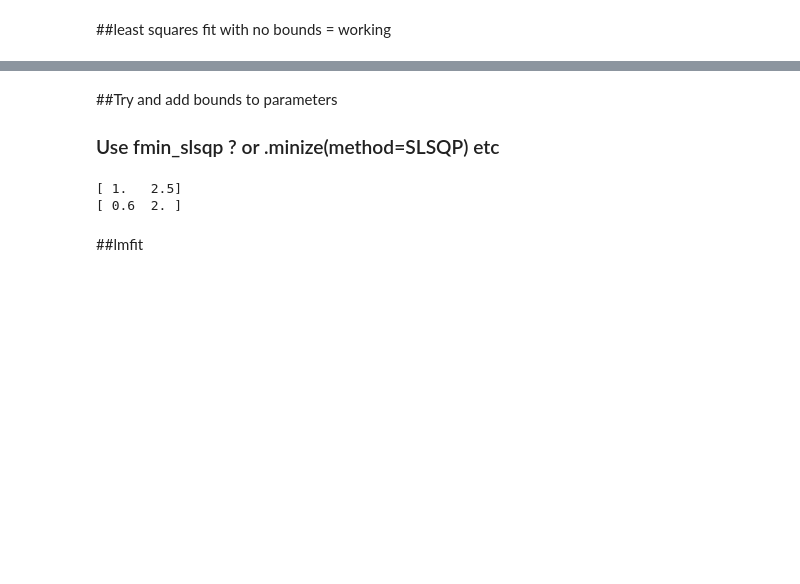
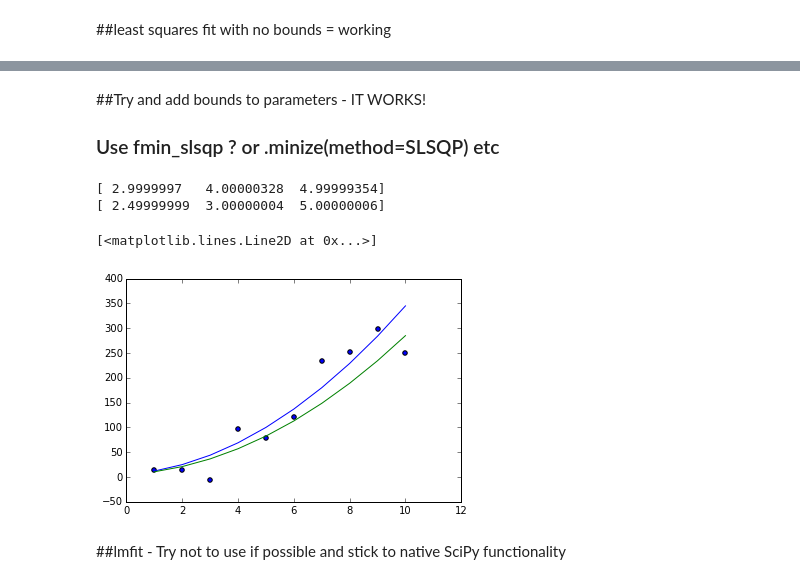
Before and after one commit to mbolt01/InitialCode, a Jupyter notebook: Curve Fitting.ipynb, the cells around one changed output, grey strips where cells are left out. Cells and saved outputs as stored; diff of their text form; code cells hidden in the pictures; blank space fills up the shorter version.

```diff
--- a/Curve Fitting.ipynb
+++ b/Curve Fitting.ipynb
@@ -119,30 +94,49 @@ number of function calls = 9
 # %% [markdown]
-##Try and add bounds to parameters
+##Try and add bounds to parameters - IT WORKS!
 ### Use fmin_slsqp ? or .minize(method=SLSQP) etc
 # %%
 ## Simple minimise example
 # so far havent made it work with any other function...
 
 x = np.linspace(1.0,10,10)
 y_exact = 3*x**2 + 4*x +5
 #y_data = np.array([2.0,30,25,60,60,95,180,170,220,320])
 y_data = y_exact + 30*np.random.randn(len(x))
 
-guess = np.array([1.0,1.0])
+def fitfunc(p, x):
+    ## The Equation to fit##
+    func = p[0]*(x**2) + p[1]*x + p[2]
+    return func
 
-fun = lambda p: (p[0] - 1)**2 + (p[1] - 2.5)**2
-fun = lambda p: (p[0]*(x**2) + p[1]*x)**2
-res = optimize.minimize(fun, guess, method='TNC', tol=1e-10)
-print(res.x)
+def errfunc(p, x, y):
+    return fitfunc(p,x) -y
 
-bnds = ((0.3, 0.6), (0, 2.0))
-res = optimize.minimize(fun, guess, method='TNC', tol=1e-10, bounds=bnds)
-print(res.x)
+guess = np.array([1.0,1.0,1.0])
+
+#fun = lambda p: (p[0] - 1)**2 + (p[1] - 2.5)**2
+fun = lambda p: sum((y_exact-(p[0]*(x**2) + p[1]*x+p[2]))**2)
+res1 = optimize.minimize(fun, guess, method='SLSQP', tol=1e-10)
+print(res1.x)
+#print(res1.x[1])
+
+yfit1 = res1.x[0]*x**2 + res1.x[1]*x + res1.x[2]
+
+bnds = ((-1, 2.5), (0, 3.0), (0,5))
+res2 = optimize.minimize(fun, guess, method='SLSQP', tol=1e-10, bounds=bnds)
+print(res2.x)
+
+yfit2 = res2.x[0]*x**2 + res2.x[1]*x + res2.x[2]
+
+plt.scatter(x,y_data)
+plt.plot(x,yfit1)
+plt.plot(x,yfit2)
 # %% [output]
-[ 1.   2.5]
-[ 0.6  2. ]
+[ 2.9999997   4.00000328  4.99999354]
+[ 2.49999999  3.00000004  5.00000006]
+[<matplotlib.lines.Line2D at 0x...>]
+[figure, added]
-# %% [markdown]
-##lmfit
+# %% [markdown]
+##lmfit - Try not to use if possible and stick to native SciPy functionality
 # %%
 from lmfit import minimize, Parameters, Model
 from numpy import sqrt, pi, exp, linspace
```
Also changed, not shown: parts of 4 cells of this notebook.
